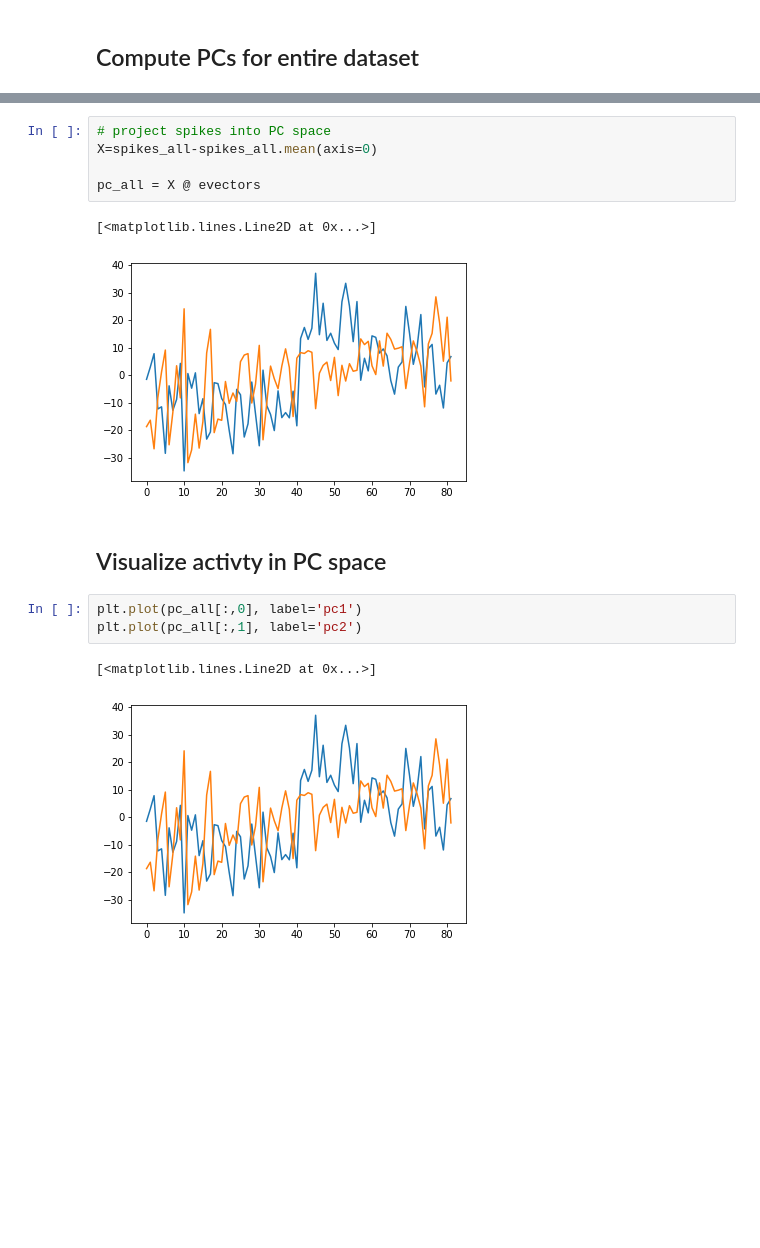
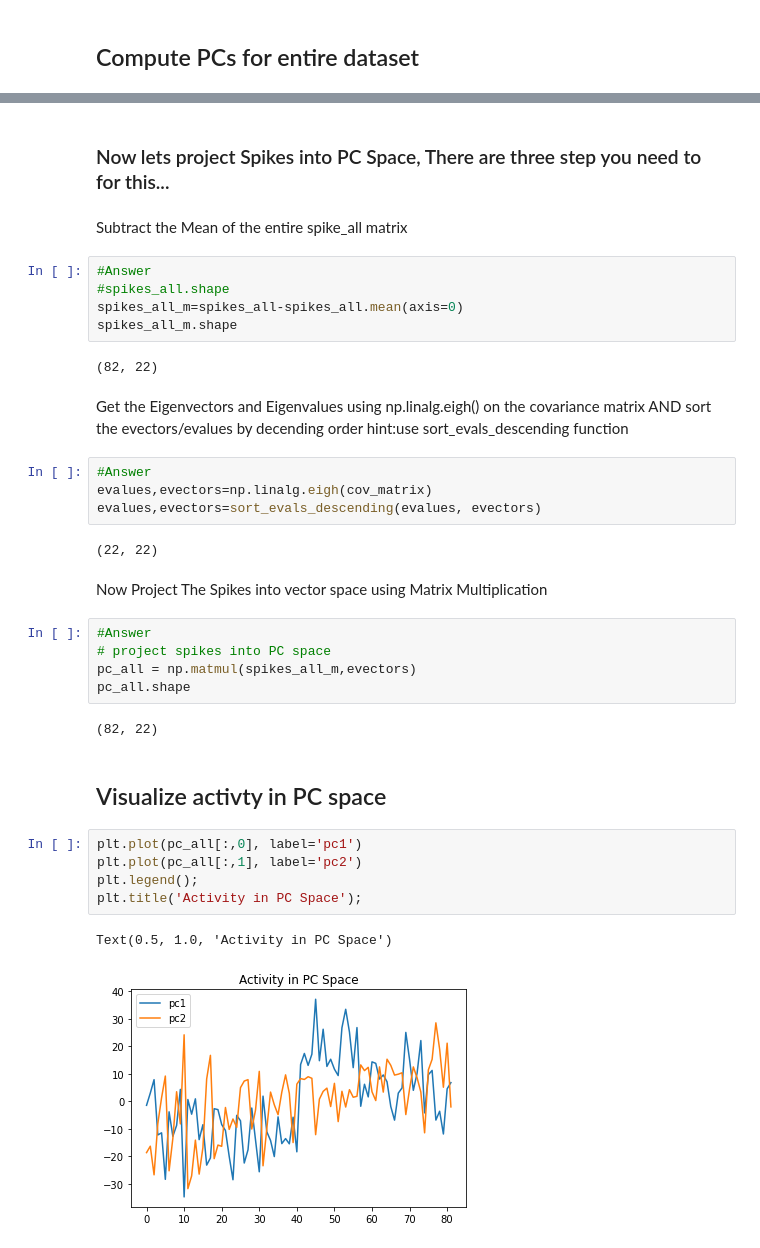
Before and after one commit to svdavid/NEUS642, a Jupyter notebook: notebooks/week7_02-15_PCA/week7_PCA_base.ipynb, the cells around one changed output, grey strips where cells are left out. Drawn from its saved outputs; the diff is of its cells as text; blank space fills up the shorter version.

```diff
--- a/notebooks/week7_02-15_PCA/week7_PCA_base.ipynb
+++ b/notebooks/week7_02-15_PCA/week7_PCA_base.ipynb
@@ -779,16 +809,40 @@ plt.imshow(cov_matrix)
+# %% [markdown]
+### Now lets project Spikes into PC Space, There are three step you need to for this...
+# %% [markdown]
+ Subtract the Mean of the entire spike_all matrix
+# %%
+#Answer
+#spikes_all.shape
+spikes_all_m=spikes_all-spikes_all.mean(axis=0)
+spikes_all_m.shape
+# %% [output]
+(82, 22)
+# %% [markdown]
+Get the Eigenvectors and Eigenvalues using np.linalg.eigh() on the covariance matrix
+AND sort the evectors/evalues  by decending order
+hint:use sort_evals_descending function
+# %%
+#Answer
+evalues,evectors=np.linalg.eigh(cov_matrix)
+evalues,evectors=sort_evals_descending(evalues, evectors)
+# %% [output]
+(22, 22)
+# %% [markdown]
+Now Project The Spikes into vector space using Matrix Multiplication
 # %%
+#Answer
 # project spikes into PC space
-X=spikes_all-spikes_all.mean(axis=0)
-
-pc_all = X @ evectors
+pc_all = np.matmul(spikes_all_m,evectors)
+pc_all.shape
 # %% [output]
-[<matplotlib.lines.Line2D at 0x...>]
+(82, 22)
-[figure, removed]
 # %% [markdown]
 ## Visualize activty in PC space
 # %%
 plt.plot(pc_all[:,0], label='pc1')
 plt.plot(pc_all[:,1], label='pc2')
+plt.legend();
+plt.title('Activity in PC Space');
 # %% [output]
-[<matplotlib.lines.Line2D at 0x...>]
+Text(0.5, 1.0, 'Activity in PC Space')
-[figure, old version]
+[figure, new version]
```
Also changed, not shown: parts of 53 cells of this notebook.
